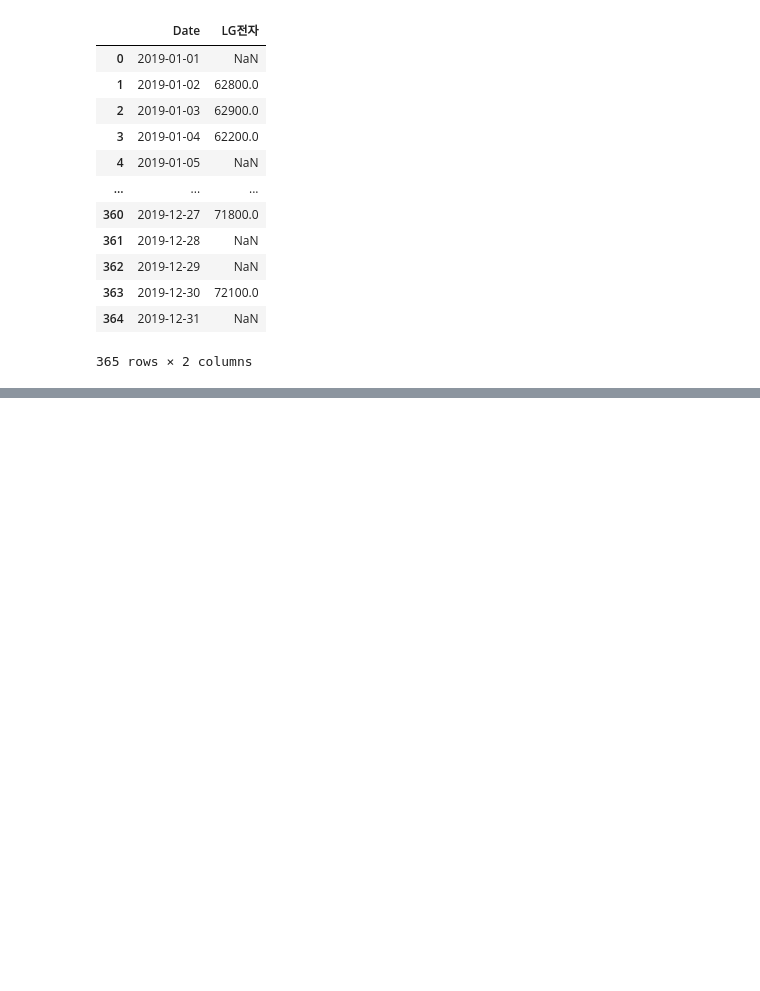
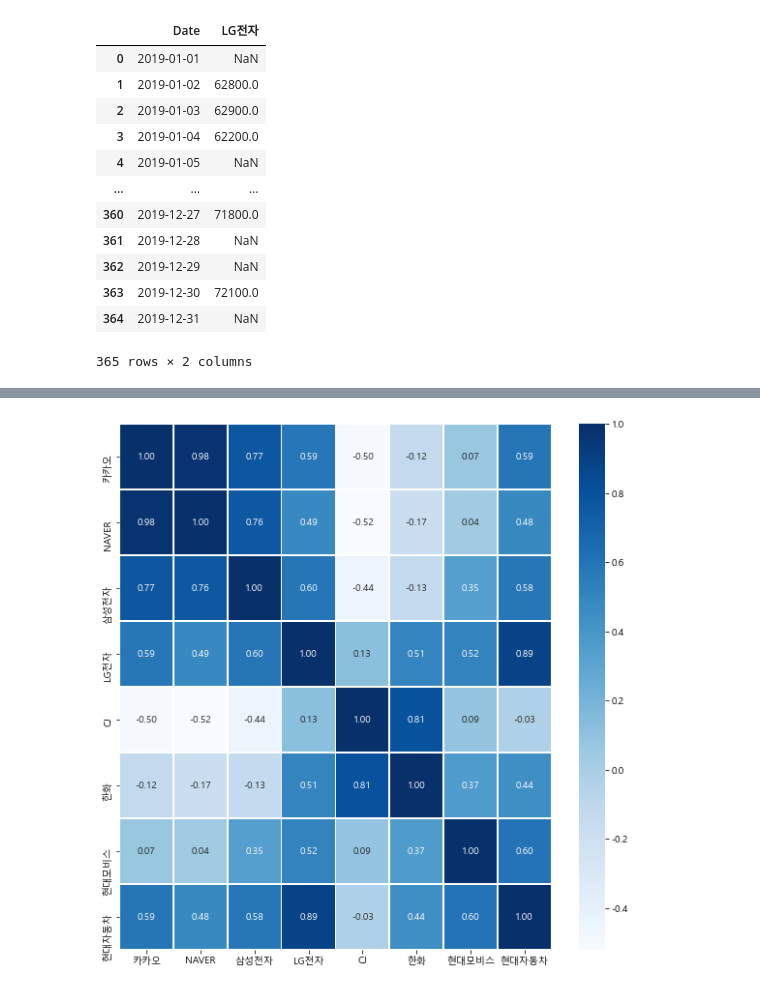
Before and after one commit to seunghy1468/Sparta_coding, a Jupyter notebook: week04/week4.ipynb, the cells around one changed output, grey strips where cells are left out. Saved outputs shown, nothing was run; the diff lists cells and outputs as text; code cells hidden in the pictures; blank space fills up the shorter version.

```diff
--- a/week04/week4.ipynb
+++ b/week04/week4.ipynb
@@ -186,0 +226,3 @@ stocks_of_companies
+# %%
+code_result = code.rename(columns={'회사명':'corp', '종목코드':'code'})
+code_result
@@ -186,0 +262,8 @@ stocks_of_companies
+# %%
+companies = ['카카오', 'NAVER', '삼성전자', 'LG전자', 'CJ', '한화', '현대모비스', '현대자동차']
+
+start = datetime(2019,1,1)
+end = datetime(2020,12,31)
+
+stocks_of_companies = pd.DataFrame({'Date':pd.date_range(start=start, end=end)})
+stocks_of_companies
@@ -186,0 +284,5 @@ stocks_of_companies
+# %%
+for company in companies:
+    company_code = get_code(code_result, company)
+    stock_df = pdr.get_data_yahoo(company_code, start, end)
+    stocks_of_companies = stocks_of_companies.join(pd.DataFrame(stock_df['Close']).rename(columns={'Close':company}), on='Date')
@@ -186,0 +305,4 @@ stocks_of_companies
+# %%
+# x축에 따른 y축의 변화 (상관관계)
+corr_data = stocks_of_companies.corr()
+corr_data
@@ -186,0 +319,15 @@ stocks_of_companies
+# %%
+# 그래프 그리기
+
+import matplotlib.pyplot as plt
+import seaborn as sns
+
+plt.rcParams['font.family'] = 'Malgun Gothic'
+# 그림 그릴 때, - 기호 없애기
+plt.rcParams['axes.unicode_minus'] = False
+
+plt.figure(figsize=(10,10))
+sns.heatmap(data=corr_data, annot=True, fmt='.2f', linewidths=.5, cmap='Blues')
+plt.show()
+# %% [output]
+[figure, added]
```
Also changed, not shown: parts of 9 cells of this notebook, 2 other files.
